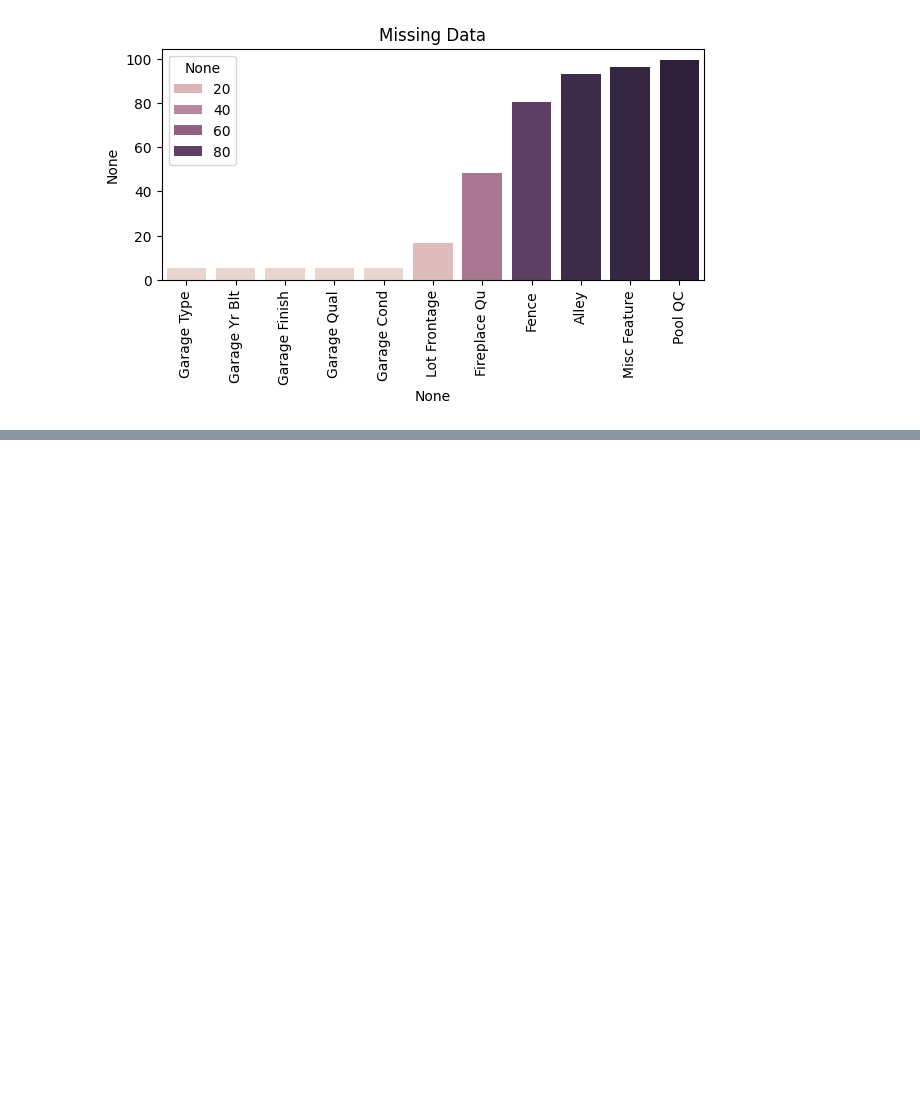
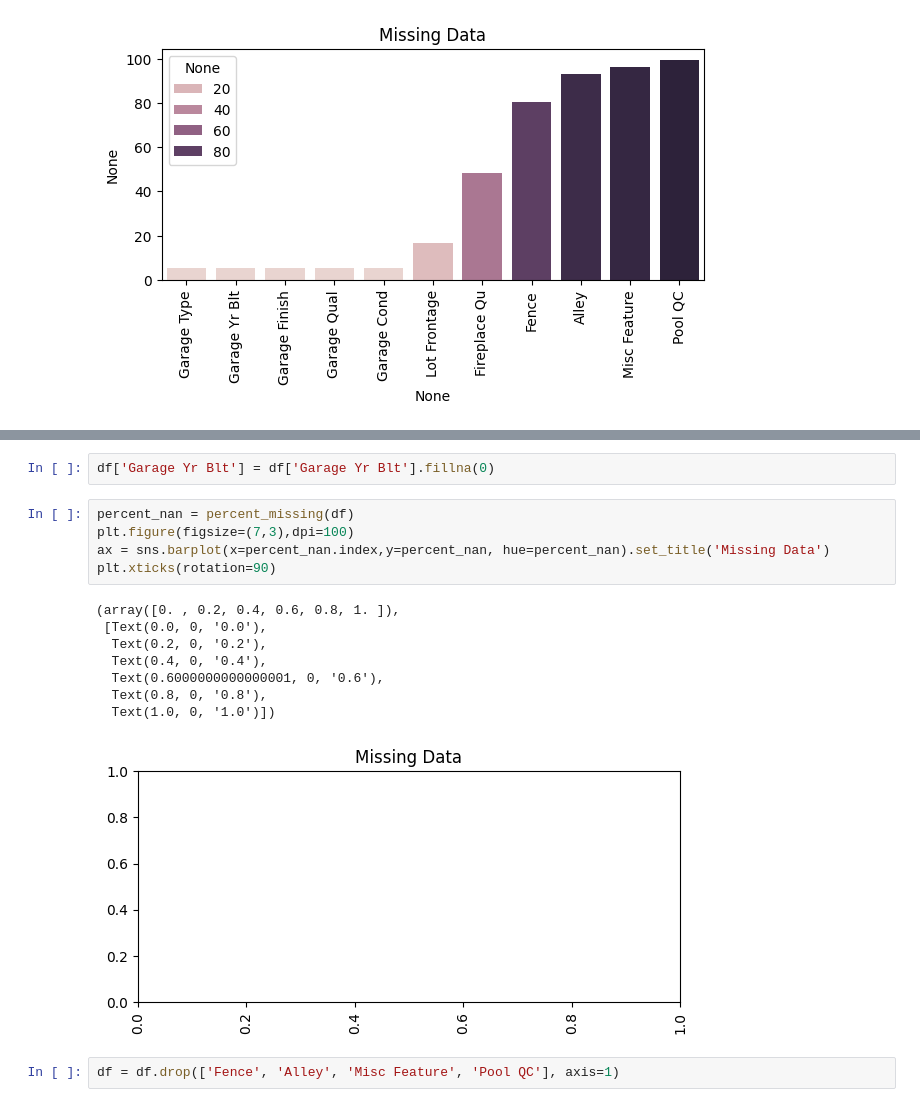
Before and after one commit to sanakulov/ml2, a Jupyter notebook: 09-Feature-Engineering/w1.ipynb, the cells around one changed output, grey strips where cells are left out. Drawn from its saved outputs; the diff is of its cells as text; blank space fills up the shorter version.

```diff
--- a/09-Feature-Engineering/w1.ipynb
+++ b/09-Feature-Engineering/w1.ipynb
@@ -259,0 +282,18 @@ plt.xticks(rotation=90)
+# %%
+df['Garage Yr Blt'] = df['Garage Yr Blt'].fillna(0)
+# %%
+percent_nan = percent_missing(df)
+plt.figure(figsize=(7,3),dpi=100)
+ax = sns.barplot(x=percent_nan.index,y=percent_nan, hue=percent_nan).set_title('Missing Data')
+plt.xticks(rotation=90)
+# %% [output]
+(array([0. , 0.2, 0.4, 0.6, 0.8, 1. ]),
+ [Text(0.0, 0, '0.0'),
+  Text(0.2, 0, '0.2'),
+  Text(0.4, 0, '0.4'),
+  Text(0.6000000000000001, 0, '0.6'),
+  Text(0.8, 0, '0.8'),
+  Text(1.0, 0, '1.0')])
+[figure, added]
+# %%
+df = df.drop(['Fence', 'Alley', 'Misc Feature', 'Pool QC'], axis=1)
```
Also changed, not shown: parts of 14 cells of this notebook.
